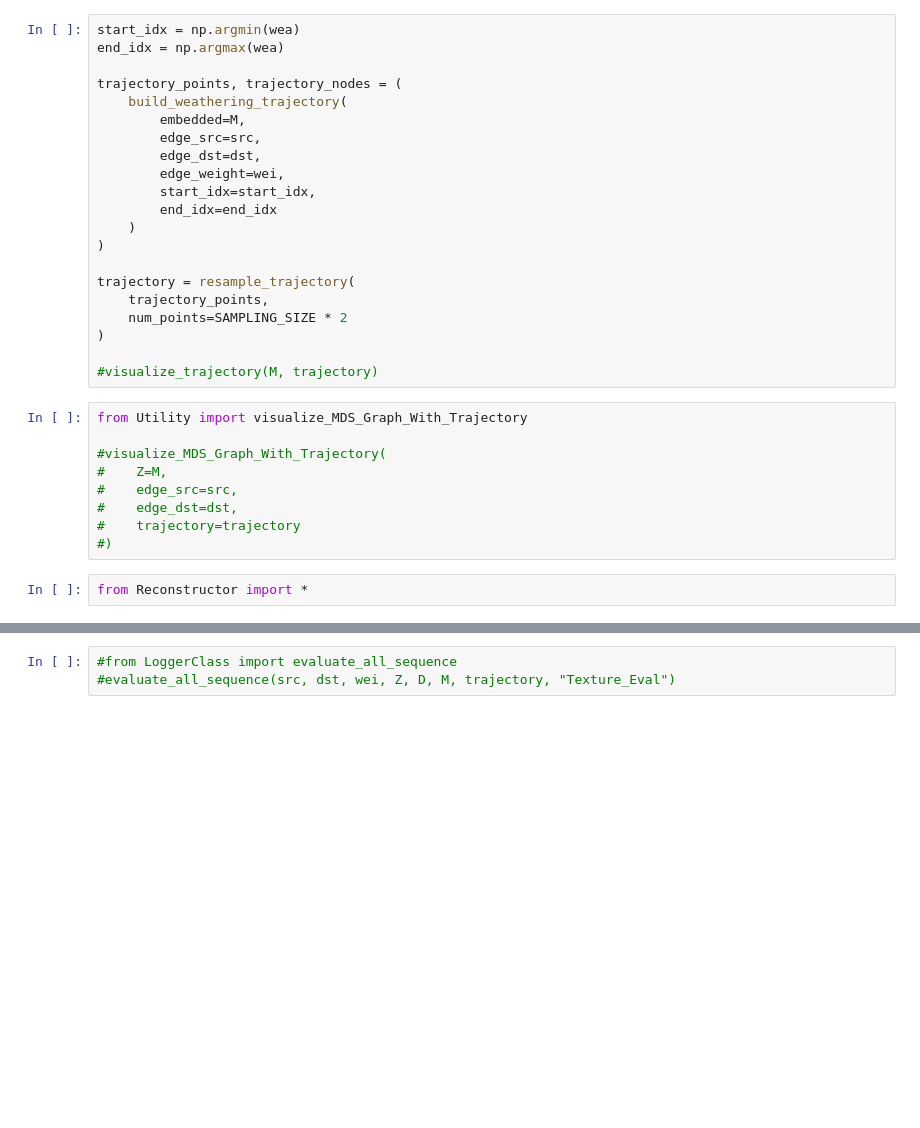
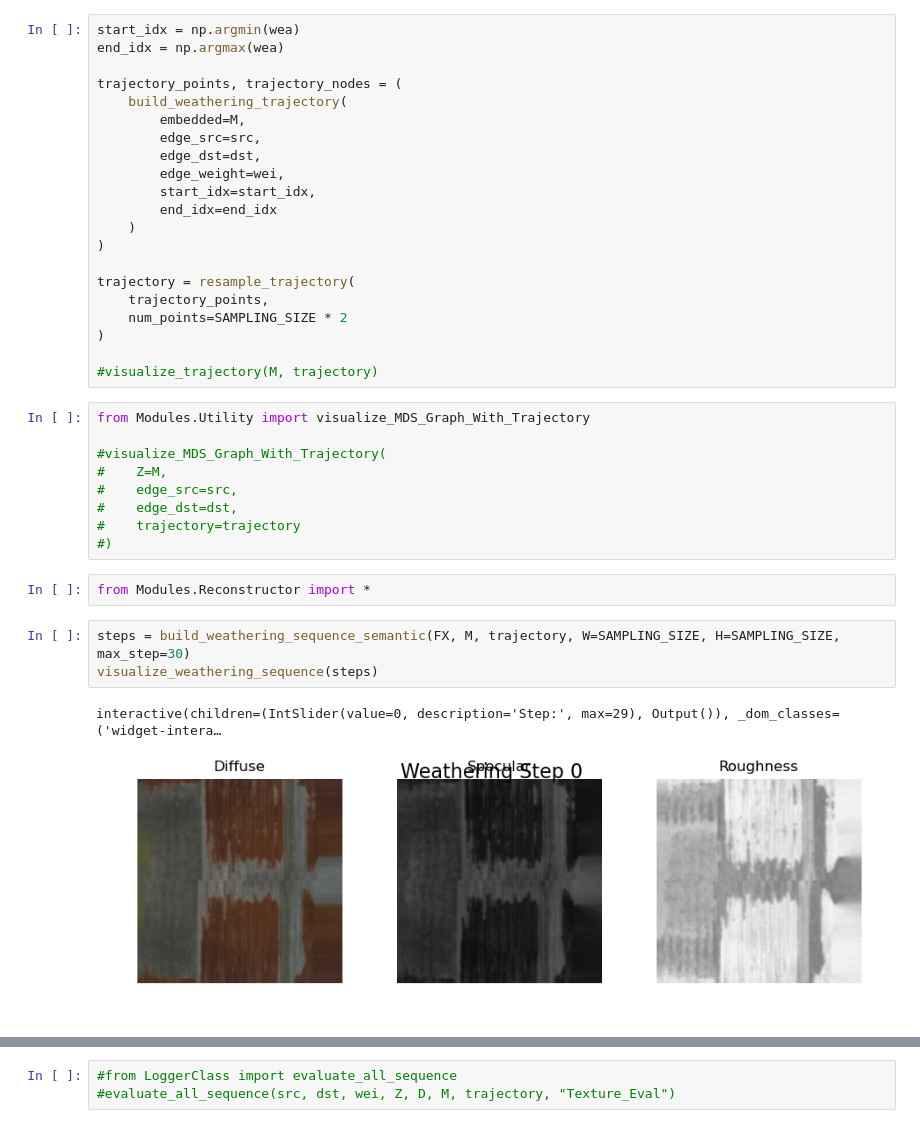
Before and after one commit to Paek-geonhee/2026CapstoneDesign_08_01, a Jupyter notebook: Content/03Python/AppearanceManifold/Test_Image.ipynb, the cells around one changed output, grey strips where cells are left out. Cells and saved outputs as stored; diff of their text form; blank space fills up the shorter version.

```diff
--- a/Content/03Python/AppearanceManifold/Test_Image.ipynb
+++ b/Content/03Python/AppearanceManifold/Test_Image.ipynb
@@ -130,7 +134,7 @@ trajectory = resample_trajectory(
 
 #visualize_trajectory(M, trajectory)
 # %%
-from Utility import visualize_MDS_Graph_With_Trajectory
+from Modules.Utility import visualize_MDS_Graph_With_Trajectory
 
 #visualize_MDS_Graph_With_Trajectory(
 #    Z=M,
@@ -139,7 +143,13 @@ from Utility import visualize_MDS_Graph_With_Trajectory
 #    trajectory=trajectory
 #)
 # %%
-from Reconstructor import *
+from Modules.Reconstructor import *
+# %%
+steps = build_weathering_sequence_semantic(FX, M, trajectory, W=SAMPLING_SIZE, H=SAMPLING_SIZE, max_step=30)
+visualize_weathering_sequence(steps)
+# %% [output]
+interactive(children=(IntSlider(value=0, description='Step:', max=29), Output()), _dom_classes=('widget-intera…
+[figure, added]
 # %%
 DPath = "/home/pgh/2026CapstoneDesign_08_01/Content/03Python/AppearanceManifold/weathering_mid_basecolor.png"
 SPath = "/home/pgh/2026CapstoneDesign_08_01/Content/03Python/AppearanceManifold/weathering_mid_specular.png"
```
Also changed, not shown: parts of 5 cells of this notebook, 40 other files.
